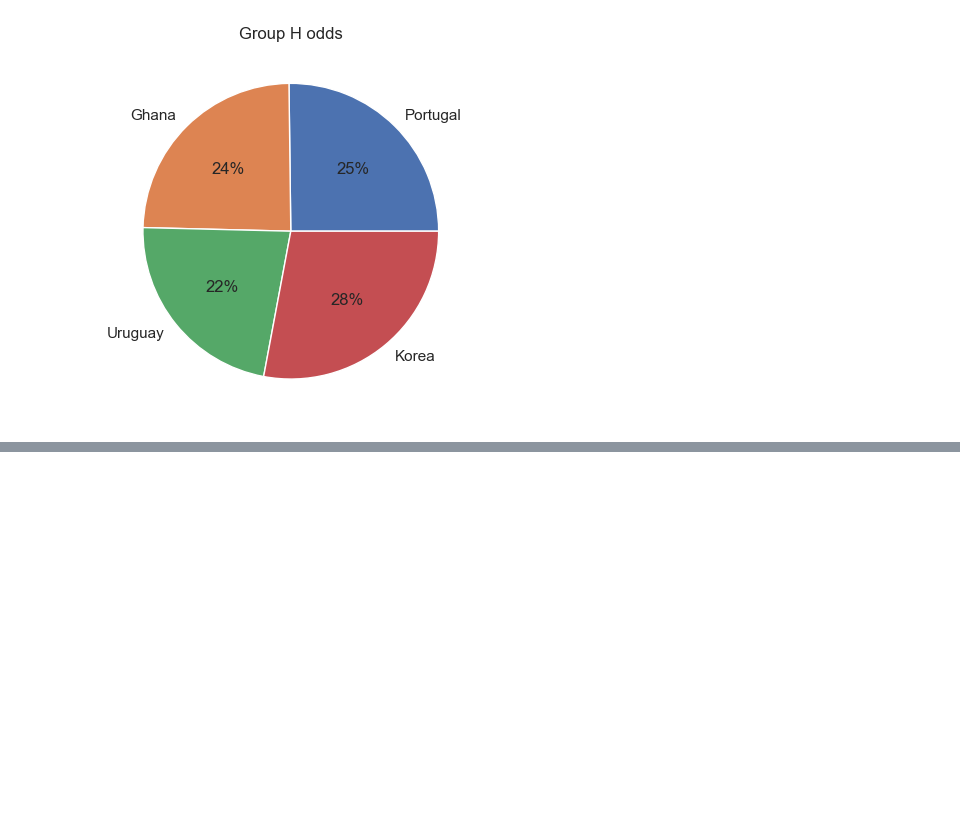
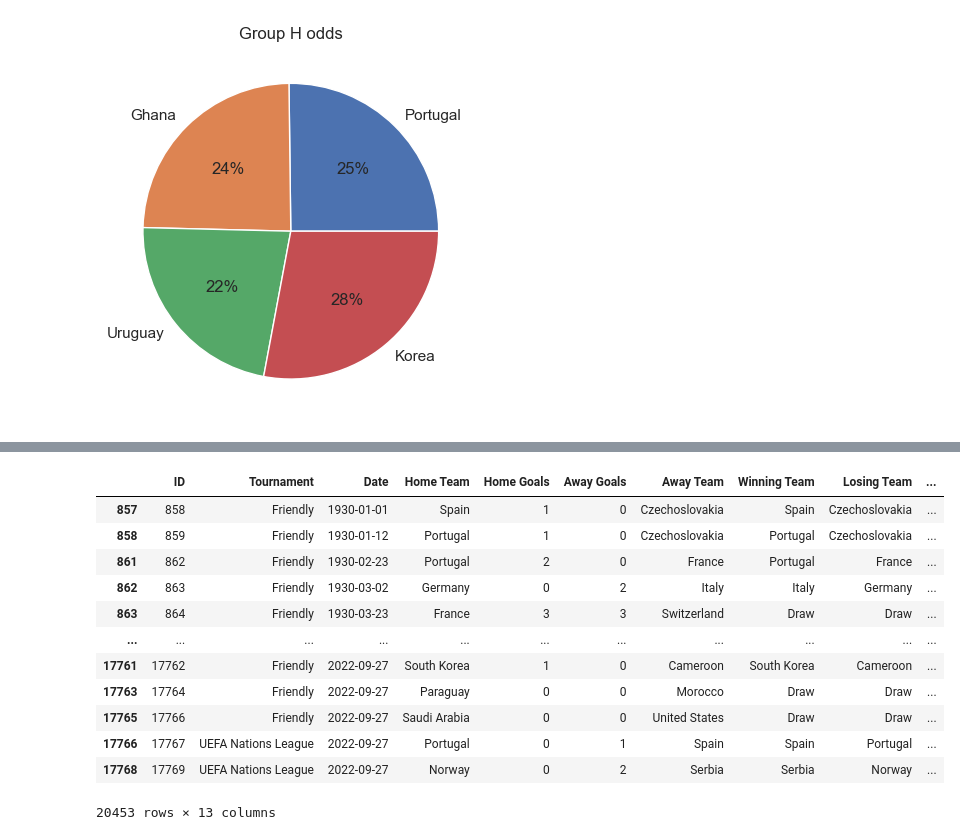
Before and after one commit to kimnamhyeon0112/2022-2_OSP_Final_Project, a Jupyter notebook: Qatar_WC_Prediction.ipynb, the cells around one changed output, grey strips where cells are left out. Cells and saved outputs as stored; diff of their text form; code cells hidden in the pictures; blank space fills up the shorter version.

```diff
--- a/Qatar_WC_Prediction.ipynb
+++ b/Qatar_WC_Prediction.ipynb
@@ -1789,0 +1813,22 @@ plt.show()
+# %%
+# 최초의 월드컵이 1930년이므로 이전 경기 제외
+year = []
+for row in df_teams['Date']:
+    year.append(int(row[:4]))
+df_teams['match_year'] = year
+df_teams_1930 = df_teams[df_teams.match_year >= 1930]
+df_teams_1930.head(len(df_teams_1930))
+# %% [output]
+|  | ID | Tournament | Date | Home Team | Home Goals | Away Goals | Away Team | Winning Team | Losing Team | ... |
+| 857 | 858 | Friendly | 1930-01-01 | Spain | 1 | 0 | Czechoslovakia | Spain | Czechoslovakia | ... |
+| 858 | 859 | Friendly | 1930-01-12 | Portugal | 1 | 0 | Czechoslovakia | Portugal | Czechoslovakia | ... |
+| 861 | 862 | Friendly | 1930-02-23 | Portugal | 2 | 0 | France | Portugal | France | ... |
+| 862 | 863 | Friendly | 1930-03-02 | Germany | 0 | 2 | Italy | Italy | Germany | ... |
+| 863 | 864 | Friendly | 1930-03-23 | France | 3 | 3 | Switzerland | Draw | Draw | ... |
+| ... | ... | ... | ... | ... | ... | ... | ... | ... | ... | ... |
+| 17761 | 17762 | Friendly | 2022-09-27 | South Korea | 1 | 0 | Cameroon | South Korea | Cameroon | ... |
+| 17763 | 17764 | Friendly | 2022-09-27 | Paraguay | 0 | 0 | Morocco | Draw | Draw | ... |
+| 17765 | 17766 | Friendly | 2022-09-27 | Saudi Arabia | 0 | 0 | United States | Draw | Draw | ... |
+| 17766 | 17767 | UEFA Nations League | 2022-09-27 | Portugal | 0 | 1 | Spain | Spain | Portugal | ... |
+| 17768 | 17769 | UEFA Nations League | 2022-09-27 | Norway | 0 | 2 | Serbia | Serbia | Norway | ... |
+20453 rows × 13 columns
```
Also changed, not shown: parts of 6 cells of this notebook.
